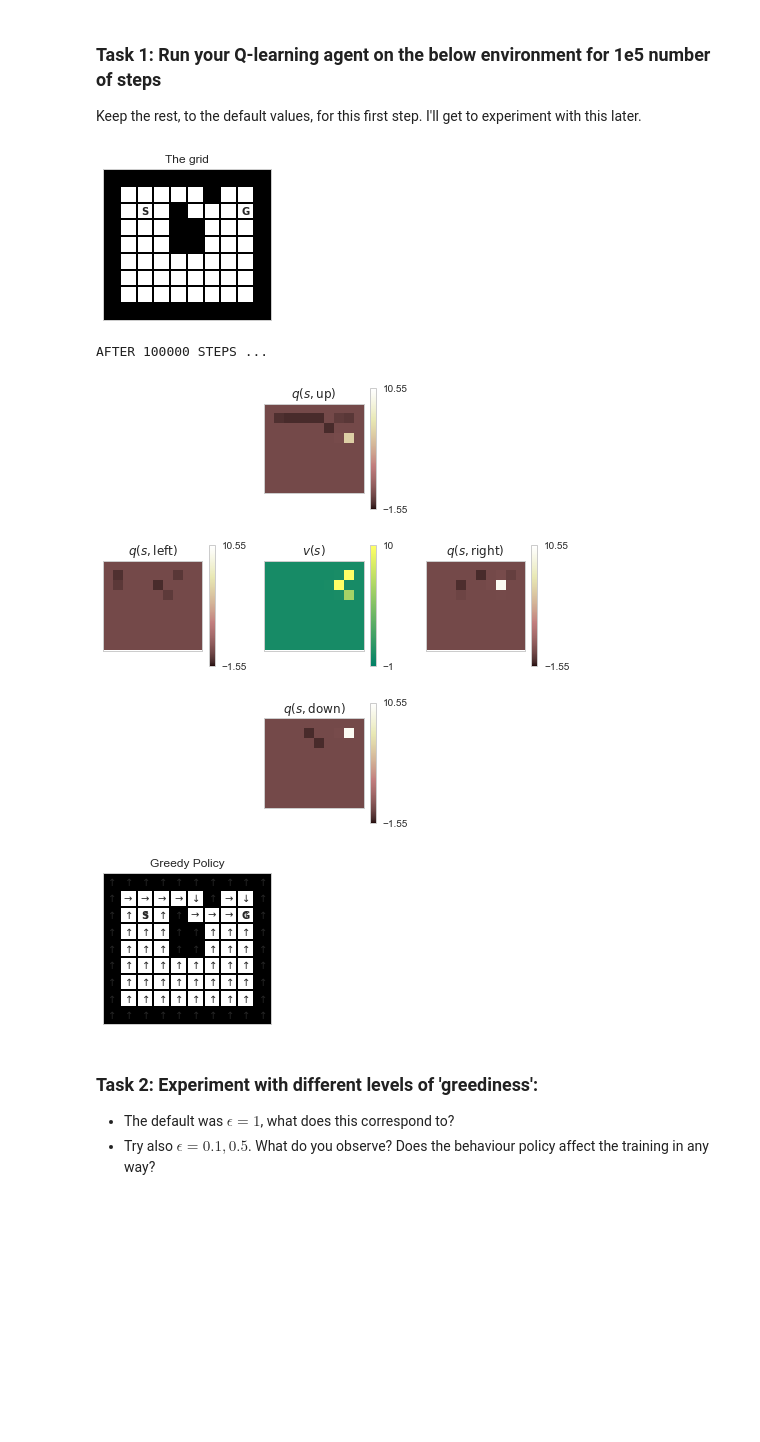
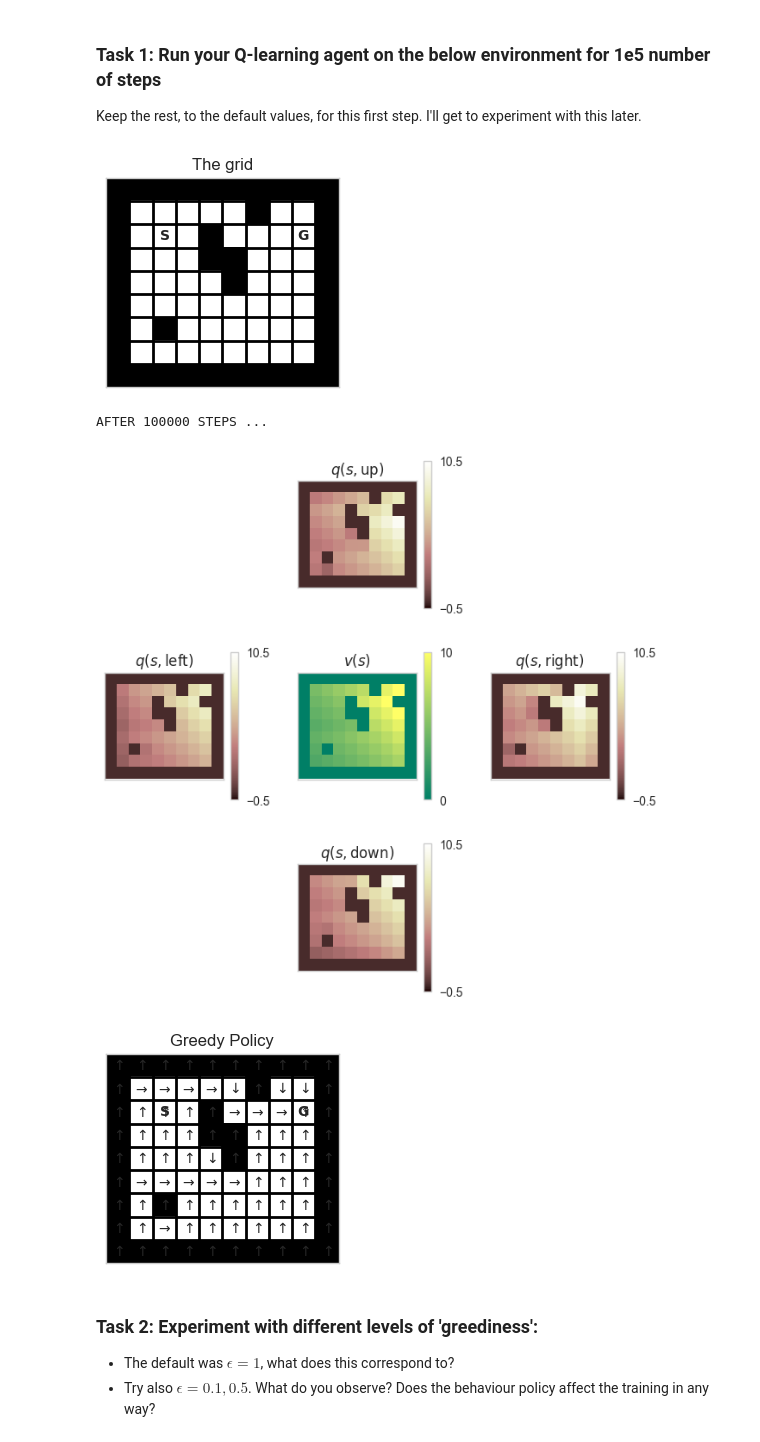
Before and after one commit to sceeptex/Deep_Reinforcement_Learning, a Jupyter notebook: 1/DRL_Lab_4_with_solutions.ipynb, the cells around one changed output. Saved outputs shown, nothing was run; the diff lists cells and outputs as text; code cells hidden in the pictures; blank space fills up the shorter version.

```diff
--- a/1/DRL_Lab_4_with_solutions.ipynb
+++ b/1/DRL_Lab_4_with_solutions.ipynb
@@ -77,9 +77,9 @@ class Grid(object):
       [-1,  0,  0,  0,  0,  0, -1,  0,  0, -1],
       [-1,  0,  0,  0, -1,  0,  0,  0, 10, -1],
       [-1,  0,  0,  0, -1, -1,  0,  0,  0, -1],
-      [-1,  0,  0,  0, -1, -1,  0,  0,  0, -1],
+      [-1,  0,  0,  0,  0, -1,  0,  0,  0, -1],
       [-1,  0,  0,  0,  0,  0,  0,  0,  0, -1], # borders = walls
-      [-1,  0,  0,  0,  0,  0,  0,  0,  0, -1],
+      [-1,  0,  -1,  0,  0,  0,  0,  0,  0, -1],
       [-1,  0,  0,  0,  0,  0,  0,  0,  0, -1],
       [-1, -1, -1, -1, -1, -1, -1, -1, -1, -1]
     ])
@@ -308,7 +310,7 @@ def run_experiment(env, agent, number_of_steps):
       action = 0
 
     # Interaction wih the MDP
-    for i in range(number_of_steps):
+    for i in tqdm(range(number_of_steps)):
       reward, discount, next_state = env.step(action)
       action = agent.step(reward, discount, next_state)
       mean_reward += (reward - mean_reward)/(i + 1.)
@@ -793,39 +814,39 @@ class Qlearning_AGENT(object):
 Keep the rest, to the default values, for this first step. I'll get to experiment with this later.
 # %%
 # enviroment
-grid = Grid(discount=0.01, penalty_for_walls=-1.)
+grid = Grid(discount=0.9, penalty_for_walls=-1.) # 1 to 0.01 to 0.0001
 grid.plot_grid()
 # %% [output]
-[figure, old version]
+[figure, new version]
 # %%
-epsilon = 0.1 #@param
+epsilon = 0.9 #@param
 num_steps = int(1e5) #@param
 
 # behavior policy
 behavior_policy = lambda qval: epsilon_greedy(qval, epsilon=epsilon)
 
 # agent
 agent = Qlearning_AGENT(
     number_of_states=grid._layout.size,
     number_of_actions=4,
     initial_state=grid.get_obs(),
     behaviour_policy=behavior_policy,
     step_size=0.1)
 
 # run experiment and get the value functions from agent
 run_experiment(grid, agent, num_steps)
 q = agent.q_values.reshape(grid._layout.shape + (4,))
 
 # visualise value functions
 print('AFTER {} STEPS ...'.format(num_steps))
 plot_action_values(q, epsilon=0.)
 
 # visualise the greedy policy
 plot_greedy_policy(grid, q)
 # %% [output]
 AFTER 100000 STEPS ...
-[figure, old version]
+[figure, new version]
-[figure, old version]
+[figure, new version]
 # %% [markdown]
 ### Task 2: Experiment with different levels of 'greediness':
 * The default was $\epsilon=1$, what does this correspond to?
```
Also changed, not shown: parts of 14 cells of this notebook.
